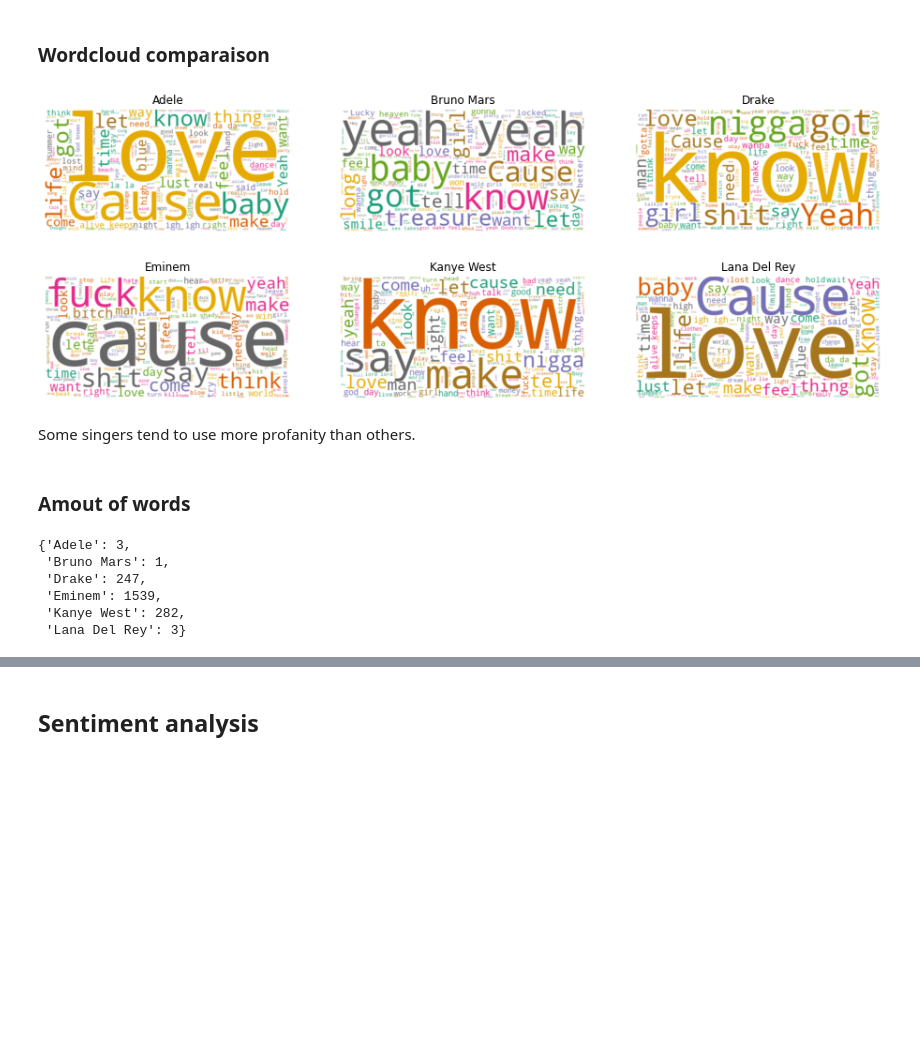
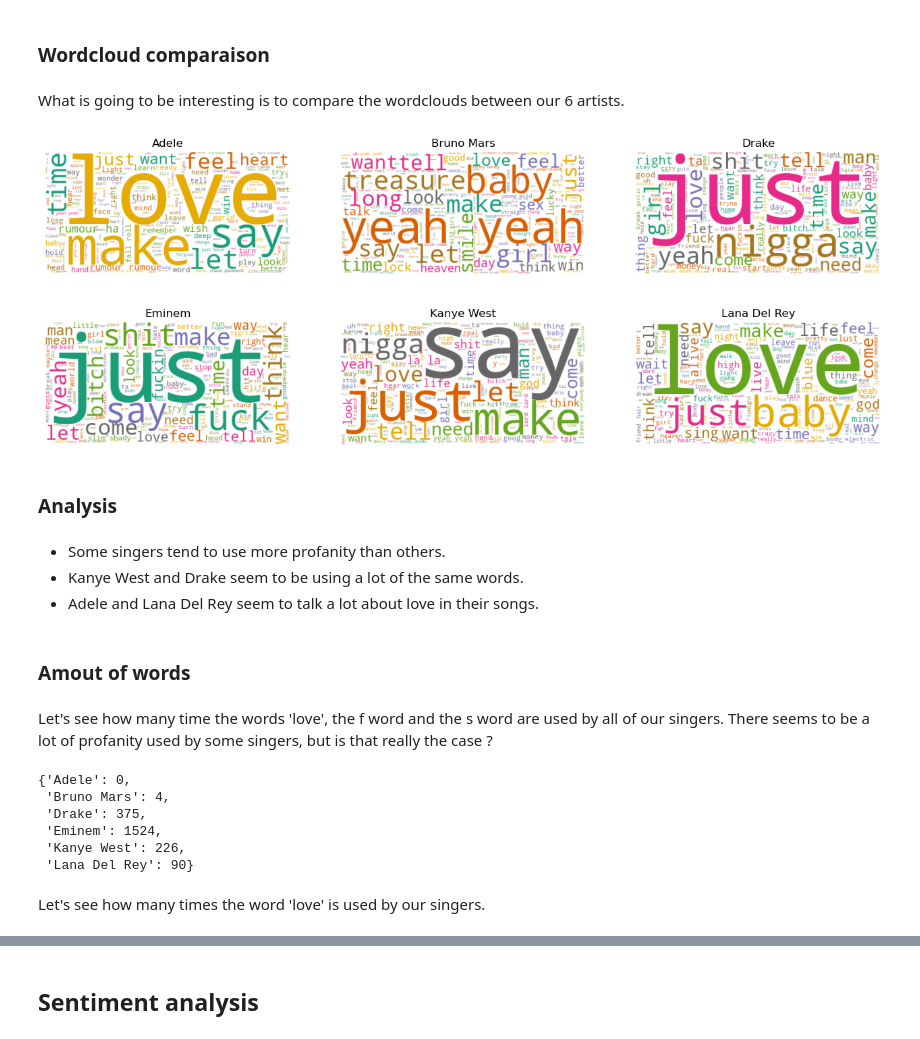
Before and after one commit to martinalex7/ProjetPython2A, a Jupyter notebook: rapports/2_data_exploratory_analysis.ipynb, the cells around one changed output, grey strips where cells are left out. Saved outputs shown, nothing was run; the diff lists cells and outputs as text; code cells hidden in the pictures; blank space fills up the shorter version.

Commit message:
last changes data exploratory notebook

```diff
--- a/rapports/2_data_exploratory_analysis.ipynb
+++ b/rapports/2_data_exploratory_analysis.ipynb
@@ -111,7 +114,7 @@ Now for each word we can see hom many out of our 6 artist have said word in thei
 from sklearn.feature_extraction import text
 
 #at least 3 of our singers have a word in their top word list
-mots= [word for word, count in Counter(words).most_common() if count > 2]+['ve', 'ain', 'ma', 'd', 'URLCopyEmbedCopy', 'em', 'wan', 'na', 'gon', 'bout', 'u','ah','oh','ooh','ya','ll', 'don','cause']
+mots= [word for word, count in Counter(words).most_common() if count > 1]+['ve', 'ain', 'ma', 'd', 'URLCopyEmbedCopy', 'em', 'wan', 'na', 'gon', 'bout', 'u','ah','oh','ooh','ya','ll', 'don','cause']
 
 #adding our stop words to already known english stop words
 top_words = text.ENGLISH_STOP_WORDS.union(mots)
@@ -139,6 +142,8 @@ plt.show()
 The words that pop out the most are 'know', 'shit', 'yeah' and 'love'.
 # %% [markdown]
 ### Wordcloud comparaison
+# %% [markdown]
+What is going to be interesting is to compare the wordclouds between our 6 artists.
 # %%
 artist_names = ["Adele","Bruno Mars", "Drake","Eminem", "Kanye West","Lana Del Rey"]
 # %%
@@ -147,58 +152,69 @@ wc = WordCloud(stopwords=top_words, background_color="white", colormap="Dark2",
 # %%
 # Reset the output dimensions
 plt.rcParams['figure.figsize'] = [16, 6]
 
 artist_names = ["Adele","Bruno Mars", "Drake","Eminem", "Kanye West","Lana Del Rey"]
 
-# Create subplots for each comedian
-
+#the index is set to say which artist in the list above we are working with
 index=0
 
-for filename in os.listdir('C:/Maria/2A/ProjetPython2A/completed_data'):
-    data = pd.read_csv(f'C:/Maria/2A/ProjetPython2A/completed_data/{filename}')
+for filename in os.listdir('artist_data'):
+    data = pd.read_csv(f'artist_data/{filename}')
     text= " ".join( str(lyrics) for lyrics in data['Clean Lyrics'])
     wc.generate(text)
 
+    #we are generating the subplot for each artist
     plt.subplot(2, 3, index +1)
     plt.imshow(wc, interpolation="bilinear")
     plt.axis("off")
     plt.title(artist_names[index])
     if index < len(artist_names)-1:
         index+=1
 
 plt.show()
 # %% [output]
-[figure, old version]
+[figure, new version]
-# %% [markdown]
-Some singers tend to use more profanity than others.
+# %% [markdown]
+### Analysis
+# %% [markdown]
+- Some singers tend to use more profanity than others.
+- Kanye West and Drake seem to be using a lot of the same words.
+- Adele and Lana Del Rey seem to talk a lot about love in their songs.
 # %% [markdown]
 ### Amout of words
+# %% [markdown]
+Let's see how many time the words 'love', the f word and the s word are used by all of our singers. There seems to be a lot of profanity used by some singers, but is that really the case ?
 # %%
 dict_love = {}
 dict_f = {}
 dict_s = {}
+
 index=0
-for filename in os.listdir('C:/Maria/2A/ProjetPython2A/completed_data'):
-    data = pd.read_csv(f'C:/Maria/2A/ProjetPython2A/completed_data/{filename}')
+for filename in os.listdir('artist_data'):
+    data = pd.read_csv(f'artist_data/{filename}')
     text= " ".join( str(lyrics) for lyrics in data['Clean Lyrics'])
 
     d= dict_freq_words(tokenized_lyrics(text))
 
     dict_love[artist_names[index]]= d['love']
-    dict_f[artist_names[index]]= d['fuck']
-    dict_s[artist_names[index]]= d['shit']
+
+    dict_f[artist_names[index]]= d.get('fuck')
+    dict_s[artist_names[index]]= d.get('shit')
     if index < len(artist_names)-1:
         index+=1
 
-
+#replacing 'None' by 0 in Adele's f word dictionary
+dict_f['Adele']=0
 dict_f
 # %% [output]
-{'Adele': 3,
- 'Bruno Mars': 1,
- 'Drake': 247,
- 'Eminem': 1539,
- 'Kanye West': 282,
- 'Lana Del Rey': 3}
+{'Adele': 0,
+ 'Bruno Mars': 4,
+ 'Drake': 375,
+ 'Eminem': 1524,
+ 'Kanye West': 226,
+ 'Lana Del Rey': 90}
+# %% [markdown]
+Let's see how many times the word 'love' is used by our singers.
 # %%
 fig = plt.figure(
     FigureClass=Waffle,
```
Also changed, not shown: parts of 21 cells of this notebook.
